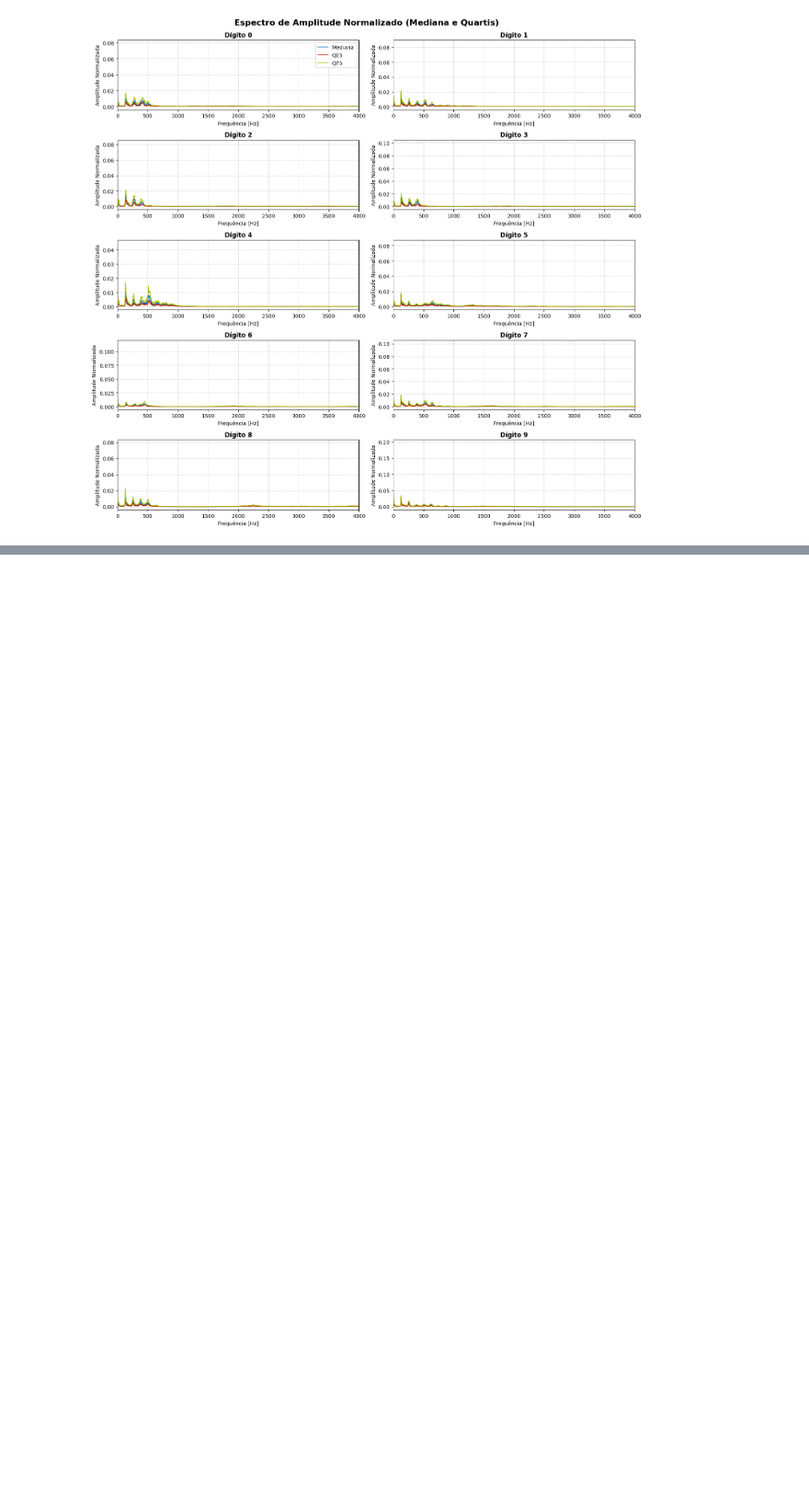
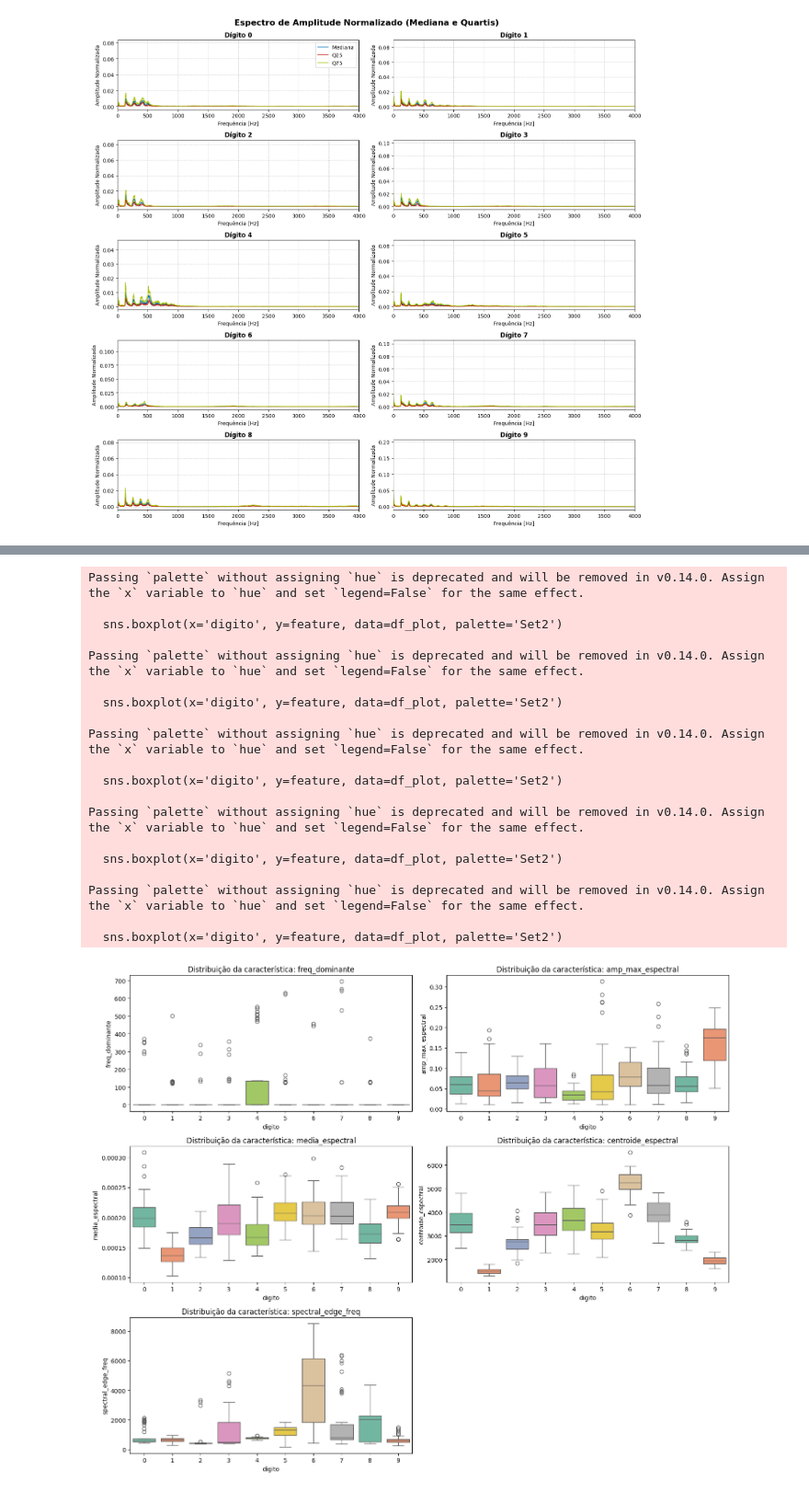
Before and after one commit to tdamiaon/ATD-Projeto, a Jupyter notebook: ATD_Projeto.ipynb, the cells around one changed output, grey strips where cells are left out. Shown at 92% size. Cells and saved outputs as stored; diff of their text form; code cells hidden in the pictures; blank space fills up the shorter version.

```diff
--- a/ATD_Projeto.ipynb
+++ b/ATD_Projeto.ipynb
@@ -315,0 +331,59 @@ display(df[['digito', 'freq_dominante', 'amp_max_espectral', 'media_espectral',
+# %%
+import pandas as pd
+import matplotlib.pyplot as plt
+import seaborn as sns
+
+# Lista de características a testar (agora são 5)
+features_para_testar = ['freq_dominante','amp_max_espectral','media_espectral','centroide_espectral','spectral_edge_freq']
+
+colunas_para_plot = ['digito'] + features_para_testar
+df_plot = df[colunas_para_plot].copy()
+
+# ---------------------------------------------------------
+# 1. BOXPLOTS (Para ver a distribuição individual de cada característica)
+# ---------------------------------------------------------
+plt.figure(figsize=(15, 12)) # Aumentei ligeiramente a altura para acomodar 3 linhas
+
+for i, feature in enumerate(features_para_testar, 1):
+    # Alterado para 3 linhas e 2 colunas (espaço para 6 gráficos no total)
+    plt.subplot(3, 2, i)
+    sns.boxplot(x='digito', y=feature, data=df_plot, palette='Set2')
+    plt.title(f'Distribuição da característica: {feature}')
+
+plt.tight_layout()
+plt.savefig('boxplots_caracteristicas.png')
+plt.show()
+
+# ---------------------------------------------------------
+# 2. GRÁFICO 2D (Pairplot - Compara todas as características 2 a 2)
+# ---------------------------------------------------------
+sns.pairplot(df_plot, hue='digito', vars=features_para_testar, palette='tab10',
+             plot_kws={'alpha':0.6, 's':20})
+plt.savefig('pairplot_2d.png')
+plt.show()
+
+# ---------------------------------------------------------
+# 3. GRÁFICO 3D (Para visualizar as 3 características escolhidas)
+# ---------------------------------------------------------
+# Ajustado para usar as colunas que estão na lista features_para_testar
+# %% [output]
+Passing `palette` without assigning `hue` is deprecated and will be removed in v0.14.0. Assign the `x` variable to `hue` and set `legend=False` for the same effect.
+
+  sns.boxplot(x='digito', y=feature, data=df_plot, palette='Set2')
+
+Passing `palette` without assigning `hue` is deprecated and will be removed in v0.14.0. Assign the `x` variable to `hue` and set `legend=False` for the same effect.
+
+  sns.boxplot(x='digito', y=feature, data=df_plot, palette='Set2')
+
+Passing `palette` without assigning `hue` is deprecated and will be removed in v0.14.0. Assign the `x` variable to `hue` and set `legend=False` for the same effect.
+
+  sns.boxplot(x='digito', y=feature, data=df_plot, palette='Set2')
+
+Passing `palette` without assigning `hue` is deprecated and will be removed in v0.14.0. Assign the `x` variable to `hue` and set `legend=False` for the same effect.
+
+  sns.boxplot(x='digito', y=feature, data=df_plot, palette='Set2')
+
+Passing `palette` without assigning `hue` is deprecated and will be removed in v0.14.0. Assign the `x` variable to `hue` and set `legend=False` for the same effect.
+
+  sns.boxplot(x='digito', y=feature, data=df_plot, palette='Set2')
+[figure, added]
```
Also changed, not shown: parts of 6 cells of this notebook, 4 other files.
